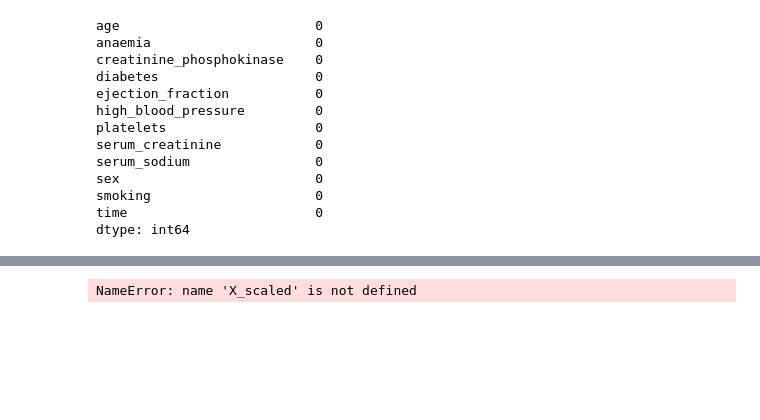
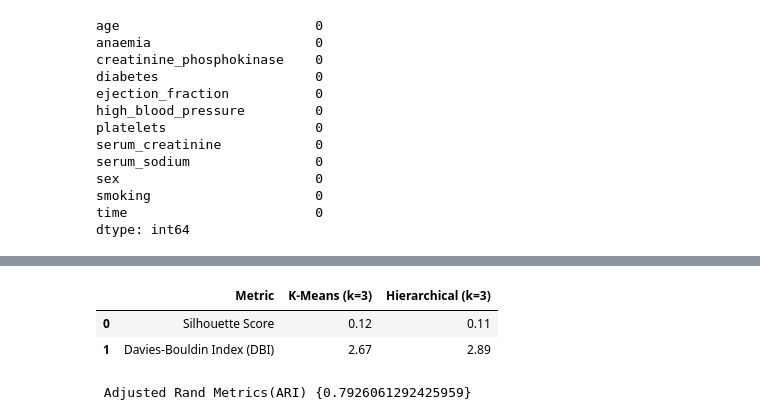
Before and after one commit to komisarzGiT/gai, a Jupyter notebook: UG_ML02.ipynb, the cells around one changed output, grey strips where cells are left out. Saved outputs shown, nothing was run; the diff lists cells and outputs as text; code cells hidden in the pictures; blank space fills up the shorter version.

```diff
--- a/UG_ML02.ipynb
+++ b/UG_ML02.ipynb
@@ -323,0 +201,19 @@ print(df_cardiac_scaled)
+# %%
+#elbow suggest either 3 or 5. going with 3.
+k_clusters = 3
+
+# use prefilled data pre-standardization to store clustering result
+df_cardiac_scaled = df_cardiac_fill.copy()
+
+# K-Means
+kmeans = KMeans(n_clusters=k_clusters, random_state=13, n_init=10)
+y_kmeans = kmeans.fit_predict(X_cardiac_scaled)
+df_cardiac_scaled['KMeans_Cluster'] = y_kmeans #append clustering result to data poinpoints
+
+# Hierarchical (agglomerative)
+
+agglo = AgglomerativeClustering(n_clusters=k_clusters)
+y_agglo = agglo.fit_predict(X_cardiac_scaled)
+df_cardiac_scaled['Agglo_Cluster'] = y_agglo #append clustering result to data poinpoints
+
+print(df_cardiac_scaled)
@@ -419,46 +280,28 @@ plot_clusters_tsne(
 # %%
-import pandas as pd
-import numpy as np
-from sklearn.preprocessing import StandardScaler
-from sklearn.impute import SimpleImputer
-from sklearn.cluster import KMeans, AgglomerativeClustering
-from sklearn.metrics import silhouette_score, davies_bouldin_score, adjusted_rand_score
+#evaluation
 
-# --- 1. Data Preparation (Load, Impute, Scale) ---
-# [Steps to load data and create X_scaled matrix are performed here]
+# silhouette score (how similar an object is to its own cluster vs. other clusters)
+silhouette_kmeans = silhouette_score(X_cardiac_scaled, y_kmeans).round(2)
+silhouette_agglo = silhouette_score(X_cardiac_scaled, y_agglo).round(2)
 
-# # --- 2. Apply Clustering Algorithms (k=3) ---
-# k_clusters = 3
+# davies-bouldin index (average similarity ratio of each cluster with its most similar cluster)
+dbi_kmeans = davies_bouldin_score(X_cardiac_scaled, y_kmeans).round(2)
+dbi_agglo = davies_bouldin_score(X_cardiac_scaled, y_agglo).round(2)
 
-# # K-Means Clustering
-# kmeans = KMeans(n_clusters=k_clusters, random_state=42, n_init=10)
-# y_kmeans = kmeans.fit_predict(X_scaled)
-
-# # Hierarchical Clustering (Agglomerative)
-# agglo = AgglomerativeClustering(n_clusters=k_clusters)
-# y_agglo = agglo.fit_predict(X_scaled)
-
-# # --- 3. Calculate Evaluation Metrics ---
-
-# Silhouette Score (measures how similar an object is to its own cluster vs. other clusters)
-silhouette_kmeans = silhouette_score(X_cardiac_scaled, y_kmeans)
-silhouette_agglo = silhouette_score(X_cardiac_scaled, y_agglo)
-
-# Davies-Bouldin Index (measures the average similarity ratio of each cluster with its most similar cluster)
-dbi_kmeans = davies_bouldin_score(X_cardiac_scaled, y_kmeans)
-dbi_agglo = davies_bouldin_score(X_cardiac_scaled, y_agglo)
-
-# Adjusted Rand Index (measures the similarity between the two partitioning methods)
+# adjusted rand index (similarity between the two clustering alghoritms methods)
 ari_score = adjusted_rand_score(y_kmeans, y_agglo)
 
-# --- 4. Prepare Output Table ---
 metrics_summary = pd.DataFrame({
-    'Metric': ['Silhouette Score', 'Davies-Bouldin Index (DBI)', 'Adjusted Rand Index (ARI)'],
-    'K-Means (k=3)': [silhouette_kmeans, dbi_kmeans, ari_score],
-    'Hierarchical (k=3)': [silhouette_agglo, dbi_agglo, 'N/A'] # ARI is comparison, not an individual metric
-}).set_index('Metric')
+    'Metric': ['Silhouette Score', 'Davies-Bouldin Index (DBI)'],
+    'K-Means (k=3)': [silhouette_kmeans, dbi_kmeans],
+    'Hierarchical (k=3)': [silhouette_agglo, dbi_agglo]
+})
 
-print("--- Cluster Evaluation Metrics (k=3) ---")
-print(metrics_summary.to_markdown(numalign="left", stralign="left", floatfmt=".4f"))
+display(metrics_summary)
+
+print('\n Adjusted Rand Metrics(ARI)', {ari_score} )
 # %% [output]
+|  | Metric | K-Means (k=3) | Hierarchical (k=3) |
+| 0 | Silhouette Score | 0.12 | 0.11 |
+| 1 | Davies-Bouldin Index (DBI) | 2.67 | 2.89 |
-NameError: name 'X_scaled' is not defined
+ Adjusted Rand Metrics(ARI) {0.7926061292425959}
```
Also changed, not shown: parts of 15 cells of this notebook.
